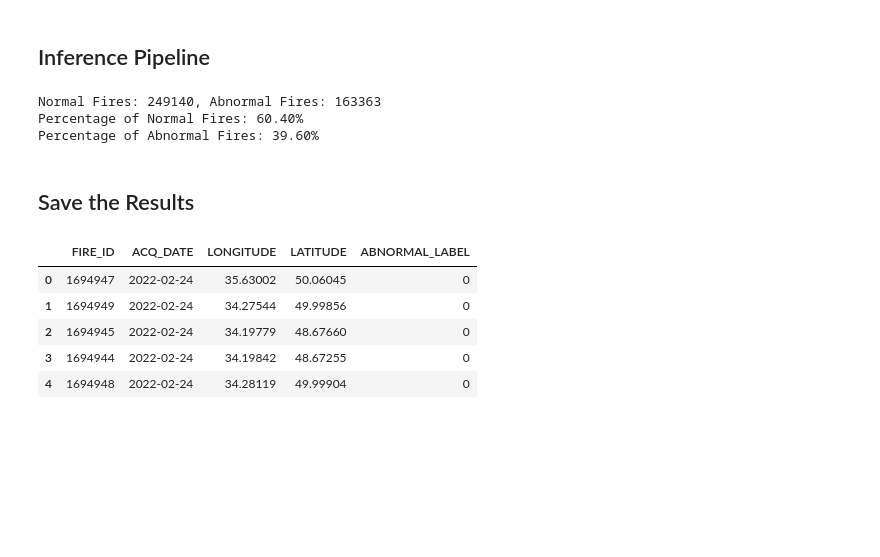
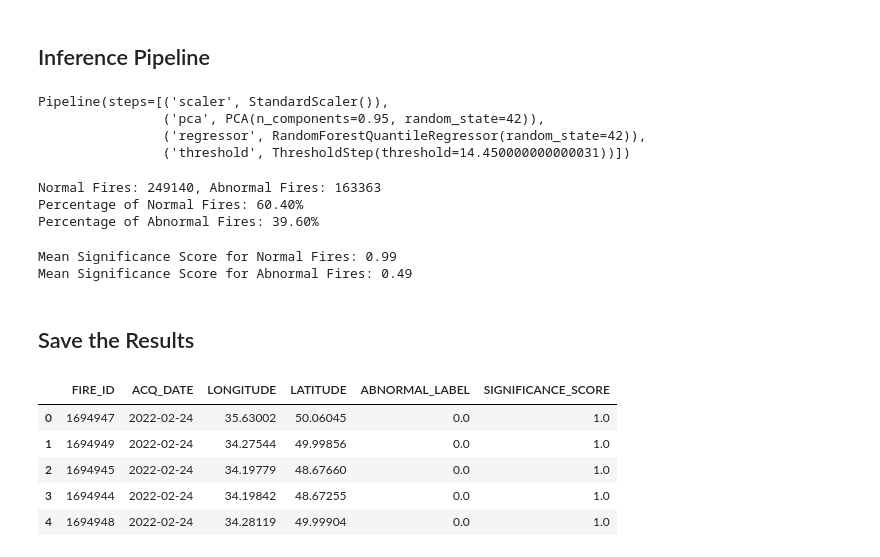
Before and after one commit to GianMan89/war-fire-model, a Jupyter notebook: 3_inference.ipynb, the cells around one changed output. Saved outputs shown, nothing was run; the diff lists cells and outputs as text; code cells hidden in the pictures; blank space fills up the shorter version.

```diff
--- a/3_inference.ipynb
+++ b/3_inference.ipynb
@@ -154,9 +164,16 @@ import pickle
 
 with open('saved_models/pipeline.pkl', 'rb') as file:
     pipeline = pickle.load(file)
+
+print(pipeline)
+# %% [output]
+Pipeline(steps=[('scaler', StandardScaler()),
+                ('pca', PCA(n_components=0.95, random_state=42)),
+                ('regressor', RandomForestQuantileRegressor(random_state=42)),
+                ('threshold', ThresholdStep(threshold=14.450000000000031))])
 # %%
 # Predict abnormal fire counts
-y_pred = pipeline.named_steps['threshold'].transform(
+y_pred, y_scores = pipeline.named_steps['threshold'].transform(
     pipeline.named_steps['regressor'].predict(
         pipeline.named_steps['pca'].transform(
             pipeline.named_steps['scaler'].transform(X_test)), quantiles=[0.95]), y_test)
@@ -172,29 +189,40 @@ print(f'Percentage of Abnormal Fires: {abnormal_fires / (normal_fires + abnormal
 Normal Fires: 249140, Abnormal Fires: 163363
 Percentage of Normal Fires: 60.40%
 Percentage of Abnormal Fires: 39.60%
+# %%
+# Calculate the mean scores for normal and abnormal fires
+normal_scores = y_scores[y_pred == 0]
+abnormal_scores = y_scores[y_pred == 1]
+
+print(f'Mean Significance Score for Normal Fires: {normal_scores.mean():.2f}')
+print(f'Mean Significance Score for Abnormal Fires: {abnormal_scores.mean():.2f}')
+# %% [output]
+Mean Significance Score for Normal Fires: 0.99
+Mean Significance Score for Abnormal Fires: 0.49
 # %% [markdown]
 ## Save the Results
 # %%
 # Add the abnormal labels to fire_data_processed
-fire_data_processed['ABNORMAL_LABEL'] = y_pred.values
+fire_data_processed['ABNORMAL_LABEL'] = y_pred.tolist()
+fire_data_processed['SIGNIFICANCE_SCORE'] = y_scores.tolist()
 
 # Merge fire_data with fire_data_processed to map the abnormal labels to individual fire IDs
-fire_data_copy = fire_data_copy.merge(fire_data_processed[['GRID_CELL_50KM', 'ACQ_DATE', 'ABNORMAL_LABEL']],
+fire_data_copy = fire_data_copy.merge(fire_data_processed[['GRID_CELL_50KM', 'ACQ_DATE', 'ABNORMAL_LABEL', 'SIGNIFICANCE_SCORE']],
                             on=['GRID_CELL_50KM', 'ACQ_DATE'],
                             how='left')
 
 # Keep only the FIRE_ID, ACQ_DATE, LONGITUDE, LATITUDE, and ABNORMAL_LABEL columns
-fire_data_copy = fire_data_copy[['FIRE_ID', 'ACQ_DATE', 'LONGITUDE', 'LATITUDE', 'ABNORMAL_LABEL']]
+fire_data_copy = fire_data_copy[['FIRE_ID', 'ACQ_DATE', 'LONGITUDE', 'LATITUDE', 'ABNORMAL_LABEL', 'SIGNIFICANCE_SCORE']]
 
 # Display the updated fire_data DataFrame
 fire_data_copy.head()
 # %% [output]
-|  | FIRE_ID | ACQ_DATE | LONGITUDE | LATITUDE | ABNORMAL_LABEL |
-| 0 | 1694947 | 2022-02-24 | 35.63002 | 50.06045 | 0 |
-| 1 | 1694949 | 2022-02-24 | 34.27544 | 49.99856 | 0 |
-| 2 | 1694945 | 2022-02-24 | 34.19779 | 48.67660 | 0 |
-| 3 | 1694944 | 2022-02-24 | 34.19842 | 48.67255 | 0 |
-| 4 | 1694948 | 2022-02-24 | 34.28119 | 49.99904 | 0 |
+|  | FIRE_ID | ACQ_DATE | LONGITUDE | LATITUDE | ABNORMAL_LABEL | SIGNIFICANCE_SCORE |
+| 0 | 1694947 | 2022-02-24 | 35.63002 | 50.06045 | 0.0 | 1.0 |
+| 1 | 1694949 | 2022-02-24 | 34.27544 | 49.99856 | 0.0 | 1.0 |
+| 2 | 1694945 | 2022-02-24 | 34.19779 | 48.67660 | 0.0 | 1.0 |
+| 3 | 1694944 | 2022-02-24 | 34.19842 | 48.67255 | 0.0 | 1.0 |
+| 4 | 1694948 | 2022-02-24 | 34.28119 | 49.99904 | 0.0 | 1.0 |
 # %%
 # Save the fire_data DataFrame to a CSV file
 fire_data_copy.to_csv('output_data/abnormal_fires_test.csv', index=False)
```
Also changed, not shown: parts of 1 cell of this notebook, 3 other files.
